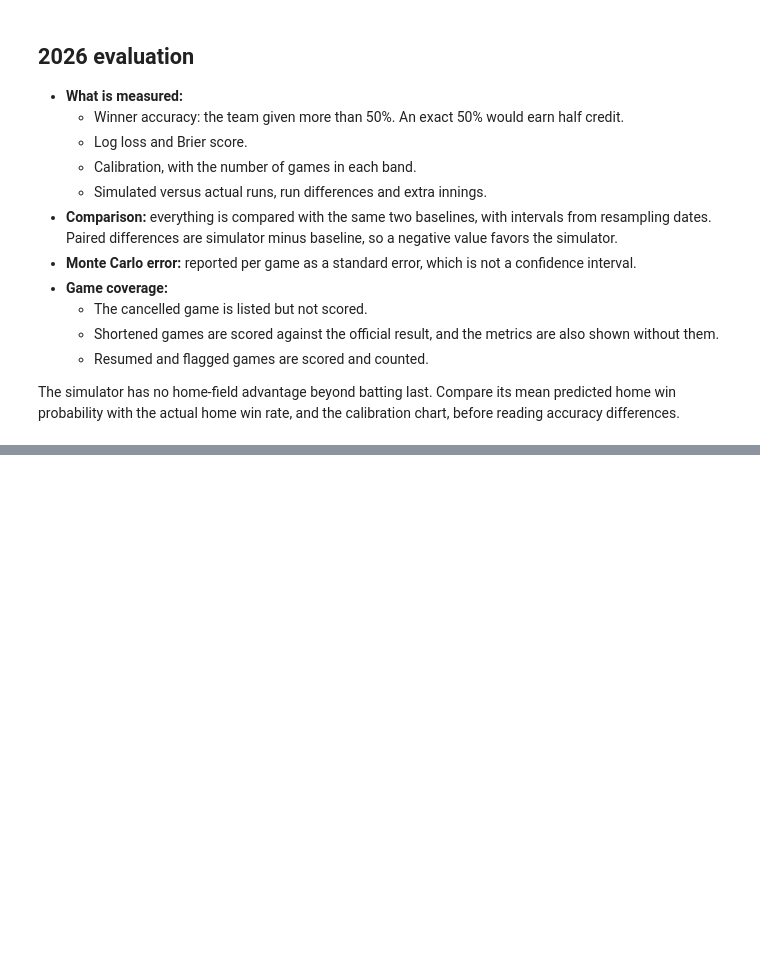
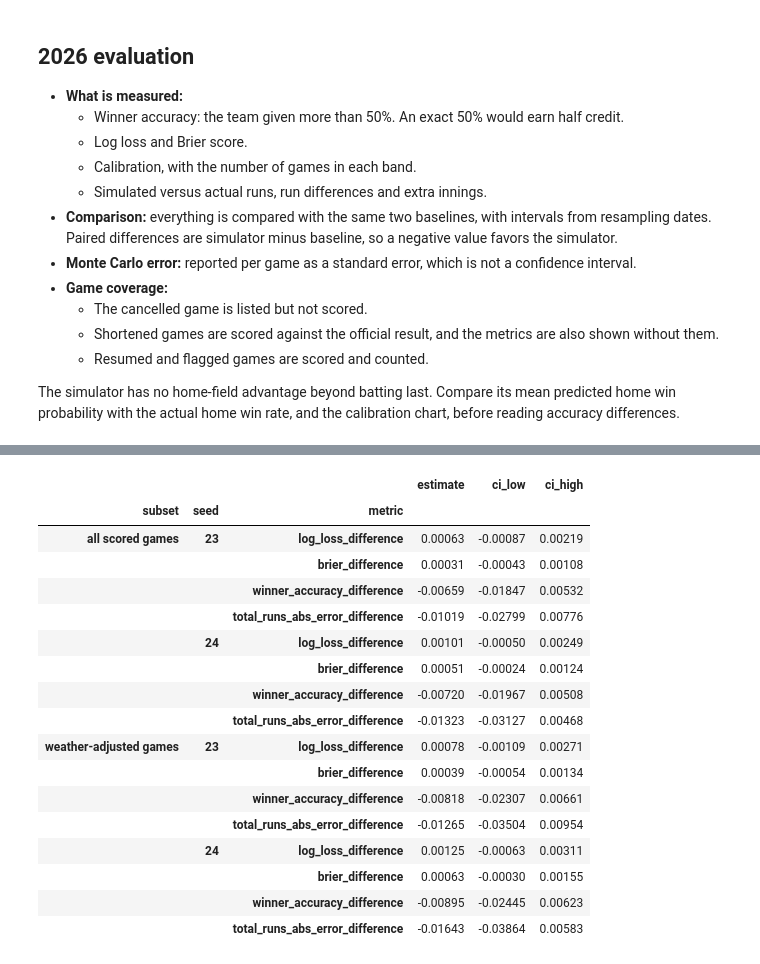
Before and after one commit to vartabje/mlb_game_simulator_win_probability_engine, a Jupyter notebook: notebooks/game_simulator.ipynb, the cells around one changed output, grey strips where cells are left out. Saved outputs shown, nothing was run; the diff lists cells and outputs as text; code cells hidden in the pictures; blank space fills up the shorter version.

```diff
--- a/notebooks/game_simulator.ipynb
+++ b/notebooks/game_simulator.ipynb
@@ -806,14 +808,18 @@ def make_model(target, decay, scale):
             "removal": removal, "beta": removal["beta"], "pitches": pitch_draws(seasons), "shares": relief_shares(seasons)}
 
 
-def simulate_games(game_pks, model, variant, n_sims=N_SIMS, check=False):
+def simulate_games(game_pks, model, variant, n_sims=N_SIMS, check=False, adjust=None, seed=SEED):
     """Simulate each game n_sims times. Every game has its own seeded generator, so results don't depend on order,
-    and the baseline and sensitivity runs share random numbers game by game."""
+    and the baseline and sensitivity runs share random numbers game by game.
+
+    `adjust(game_pk, inputs)` can change a game's matchup probabilities (used only by the weather comparison) and
+    `seed` replaces SEED for a replicate run. The defaults leave the baseline unchanged."""
     inputs, info = game_inputs(game_pks, model["profile"], model["removal"], model["shares"], variant == "sensitivity")
     rows, totals = [], np.zeros(40, int)
     for game_pk in inputs:
-        rng = np.random.default_rng([SEED, int(game_pk)])
-        sim = simulate_game(inputs[game_pk], model, n_sims, rng, check=check)
+        rng = np.random.default_rng([seed, int(game_pk)])
+        game = inputs[game_pk] if adjust is None else adjust(game_pk, inputs[game_pk])
+        sim = simulate_game(game, model, n_sims, rng, check=check)
         wins = int((sim["home"] > sim["away"]).sum())
         rows.append({"game_pk": int(game_pk), "home_wins": wins, "n_sims": n_sims,
                      "p_home": (wins + SMOOTHING) / (n_sims + 2 * SMOOTHING),
@@ -1388,0 +1693,58 @@ saved: {'evaluation_2026.csv': 'unchanged', 'calibration_2026.csv': 'unchanged',
+# %%
+weather_text = (OUT_DIR / "weather_predictions_2026.csv").read_text()
+if hashlib.sha256(weather_text.encode()).hexdigest() != json.loads((OUT_DIR / "weather_settings.json").read_text())["predictions_sha256"]:
+    raise RuntimeError("weather_predictions_2026.csv changed after it was saved; rerun the weather backtest cell")
+wp = pd.read_csv(io.StringIO(weather_text))
+
+
+def version_sims(version, seed):
+    return wp[["game_pk", *[f"{c}_{version}_seed{seed}" for c in WEATHER_COLUMNS]]].rename(columns=lambda c: c.split(f"_{version}_seed")[0])
+
+
+# The seed-23 baseline here must score exactly as in the baseline evaluation above
+check, _, _ = evaluate(version_sims("baseline", SEED), TEST_SEASON, "check", scored)
+reference = evaluation.query("run == 'baseline'").set_index(["model", "metric"])["estimate"]
+if not np.allclose(check.set_index(["model", "metric"])["estimate"].loc[reference.index], reference, rtol=0, atol=1e-12):
+    raise AssertionError("baseline scores from the weather file differ from the baseline evaluation")
+
+adjusted_games = wp.loc[wp["reason"] == "adjusted", "game_pk"]
+comparison_rows, run_rows_weather = [], {}
+for subset, games_in in [("all scored games", scored), ("weather-adjusted games", scored[scored["game_pk"].isin(adjusted_games)])]:
+    for seed in [SEED, WEATHER_REPLICATE_SEED]:
+        merged = {}
+        for version in ["baseline", "weather"]:
+            table, runs, merged[version] = evaluate(version_sims(version, seed), TEST_SEASON, version, games_in)
+            sim_total = merged[version]["home_runs_mean"] + merged[version]["away_runs_mean"]
+            actual_total = merged[version]["home_score"] + merged[version]["away_score"]
+            runs = {**runs, "total runs: mean absolute error": (sim_total - actual_total).abs().mean(),
+                    "total runs: correlation, simulated mean vs actual": np.corrcoef(sim_total, actual_total)[0, 1]}
+            comparison_rows.append(table.query("model == 'simulator'").assign(version=version, seed=seed, subset=subset))
+            run_rows_weather[(subset, seed, version)] = runs
+        b, w = merged["baseline"], merged["weather"]
+        y = b["home_win"].to_numpy()
+        ll = lambda p: -(y * np.log(p) + (1 - y) * np.log(1 - p))
+        acc = lambda p: np.where(p == 0.5, 0.5, ((p > 0.5) == y).astype(float))
+        tot_err = lambda d: ((d["home_runs_mean"] + d["away_runs_mean"]) - (d["home_score"] + d["away_score"])).abs().to_numpy()
+        diff = date_bootstrap({"log_loss_difference": ll(w["p_home"].to_numpy()) - ll(b["p_home"].to_numpy()),
+                               "brier_difference": (w["p_home"].to_numpy() - y) ** 2 - (b["p_home"].to_numpy() - y) ** 2,
+                               "winner_accuracy_difference": acc(w["p_home"].to_numpy()) - acc(b["p_home"].to_numpy()),
+                               "total_runs_abs_error_difference": tot_err(w) - tot_err(b)}, b["official_date"], SEED)
+        comparison_rows.append(diff.rename_axis("metric").reset_index().assign(
+            model="weather minus baseline", version="difference", seed=seed, subset=subset, games=len(b)))
+weather_comparison = pd.concat(comparison_rows, ignore_index=True)
+display(weather_comparison.query("version != 'difference'").pivot_table(
+    index=["subset", "metric"], columns=["version", "seed"], values="estimate").round(4))
+display(weather_comparison.query("version == 'difference'").set_index(["subset", "seed", "metric"])[
+    ["estimate", "ci_low", "ci_high"]].round(5))
+display(pd.DataFrame(run_rows_weather).round(3))
+print("games scored:", weather_comparison.query("subset == 'all scored games'")["games"].iloc[0],
+      "| weather-adjusted:", weather_comparison.query("subset == 'weather-adjusted games'")["games"].iloc[0])
+
+game_level = weather_comparison.query("subset == 'all scored games' and metric in ['log_loss_difference', 'brier_difference']")
+test_supported = bool((game_level["ci_high"] < 0).all())
+print(f"decision rule: development {dev_supported}, 2026 {test_supported}. Default version: "
+      f"{'weather' if dev_supported and test_supported else 'baseline (weather is reported as a comparison only)'}")
+weather_eval_out = weather_comparison.merge(
+    pd.DataFrame(run_rows_weather).T.rename_axis(["subset", "seed", "version"]).reset_index(), on=["subset", "seed", "version"], how="left")
+print("saved:", save_output(table_text(weather_eval_out), "weather_evaluation_2026.csv"))
+# %% [output]
@@ -1388,0 +1760,18 @@ saved: {'evaluation_2026.csv': 'unchanged', 'calibration_2026.csv': 'unchanged',
+|  |  |  | estimate | ci_low | ci_high |
+| subset | seed | metric |  |  |  |
+| all scored games | 23 | log_loss_difference | 0.00063 | -0.00087 | 0.00219 |
+|  |  | brier_difference | 0.00031 | -0.00043 | 0.00108 |
+|  |  | winner_accuracy_difference | -0.00659 | -0.01847 | 0.00532 |
+|  |  | total_runs_abs_error_difference | -0.01019 | -0.02799 | 0.00776 |
+|  | 24 | log_loss_difference | 0.00101 | -0.00050 | 0.00249 |
+|  |  | brier_difference | 0.00051 | -0.00024 | 0.00124 |
+|  |  | winner_accuracy_difference | -0.00720 | -0.01967 | 0.00508 |
+|  |  | total_runs_abs_error_difference | -0.01323 | -0.03127 | 0.00468 |
+| weather-adjusted games | 23 | log_loss_difference | 0.00078 | -0.00109 | 0.00271 |
+|  |  | brier_difference | 0.00039 | -0.00054 | 0.00134 |
+|  |  | winner_accuracy_difference | -0.00818 | -0.02307 | 0.00661 |
+|  |  | total_runs_abs_error_difference | -0.01265 | -0.03504 | 0.00954 |
+|  | 24 | log_loss_difference | 0.00125 | -0.00063 | 0.00311 |
+|  |  | brier_difference | 0.00063 | -0.00030 | 0.00155 |
+|  |  | winner_accuracy_difference | -0.00895 | -0.02445 | 0.00623 |
+|  |  | total_runs_abs_error_difference | -0.01643 | -0.03864 | 0.00583 |
```
Also changed, not shown: parts of 12 cells of this notebook, 8 other files.
